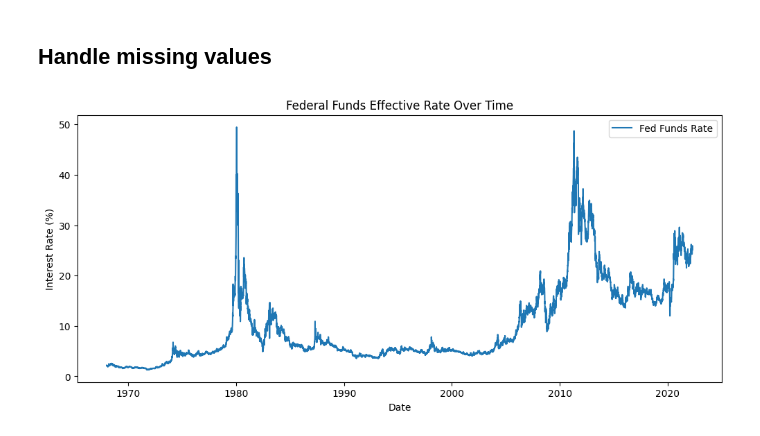
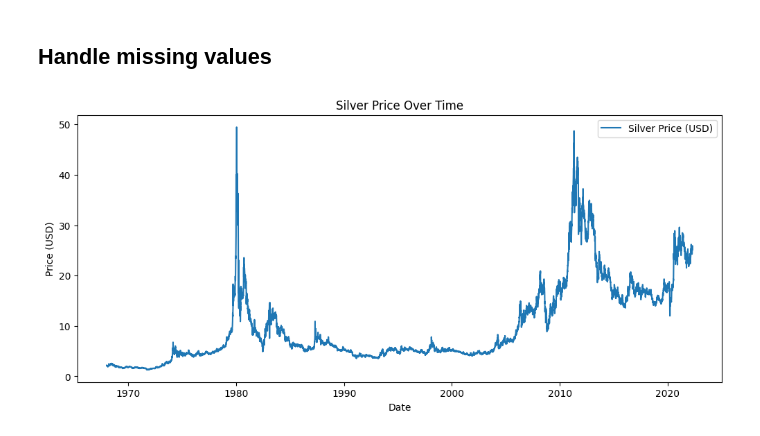
Before and after one commit to Sleeperalex/projetEVT, a Jupyter notebook: projetEVT.ipynb, the cells around one changed output. Saved outputs shown, nothing was run; the diff lists cells and outputs as text; code cells hidden in the pictures.

```diff
--- a/projetEVT.ipynb
+++ b/projetEVT.ipynb
@@ -25,13 +25,14 @@ df['USD'] = df['USD'].ffill()
 df['rate_change'] = df['USD'].pct_change()
 df = df.dropna()
 # %%
+# Plot Silver Prices
 plt.figure(figsize=(12,5))
-plt.plot(df['Date'], df['USD'], label='Fed Funds Rate')
-plt.title('Federal Funds Effective Rate Over Time')
+plt.plot(df['Date'], df['USD'], label='Silver Price (USD)')
+plt.title('Silver Price Over Time')
 plt.xlabel('Date')
-plt.ylabel('Interest Rate (%)')
+plt.ylabel('Price (USD)')
 plt.legend()
 plt.show()
 # %% [output]
-[figure, old version]
+[figure, new version]
 # %%
```
Also changed, not shown: parts of 5 cells of this notebook.
